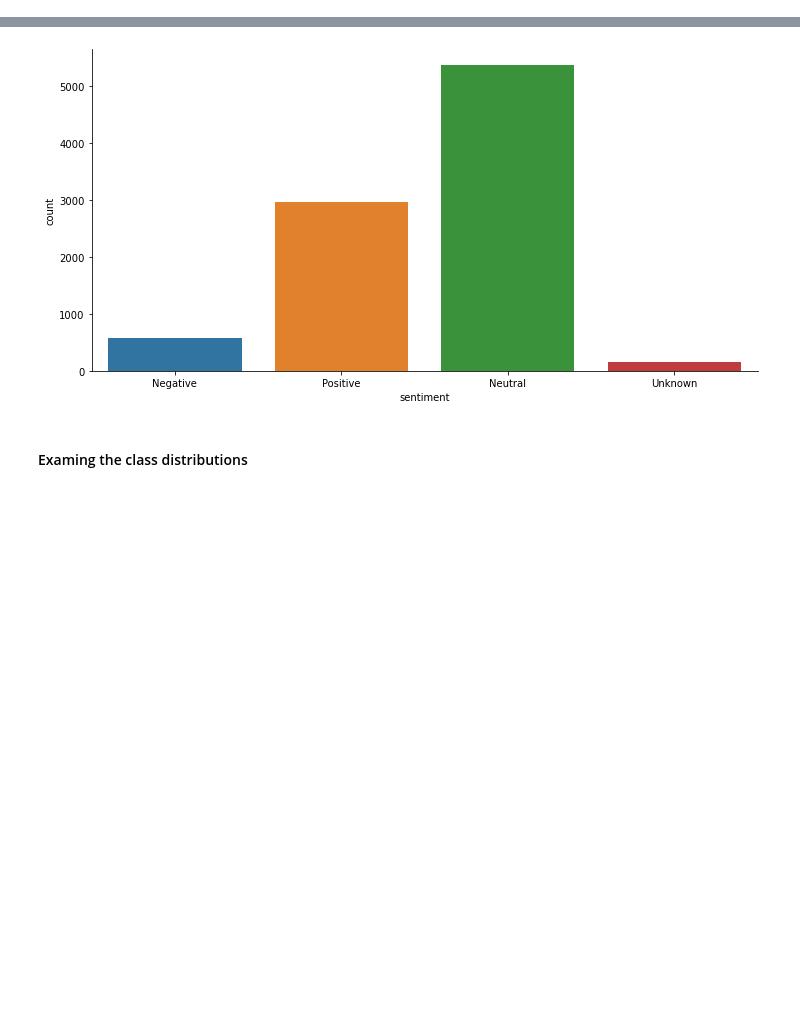
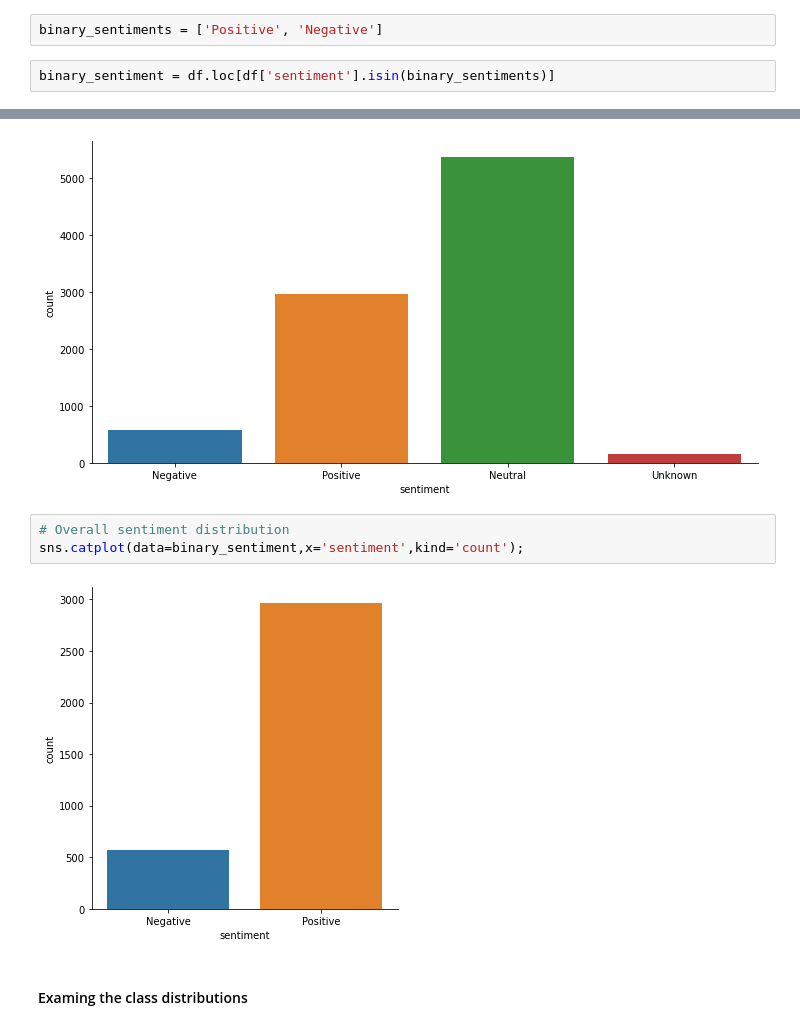
Before and after one commit to rcauvy/product-review-analysis-nlp, a Jupyter notebook: index.ipynb, the cells around one changed output, grey strips where cells are left out. Saved outputs shown, nothing was run; the diff lists cells and outputs as text; blank space fills up the shorter version.

```diff
--- a/index.ipynb
+++ b/index.ipynb
@@ -201,3 +201,7 @@ sentiment_order = ('Negative', 'Positive',
 sentiment_order
 # %% [output]
 ('Negative', 'Positive', 'Neutral', 'Unknown')
+# %%
+binary_sentiments = ['Positive', 'Negative']
+# %%
+binary_sentiment = df.loc[df['sentiment'].isin(binary_sentiments)]
@@ -206,6 +226,11 @@ sentiment_order
 sns.catplot(data=df,x='sentiment',kind='count',order=sentiment_order,aspect=2);
 # %% [output]
 [figure]
+# %%
+# Overall sentiment distribution
+sns.catplot(data=binary_sentiment,x='sentiment',kind='count');
+# %% [output]
+[figure, added]
 # %% [markdown]
 #### Examing the class distributions
 # %%
```
Also changed, not shown: parts of 23 cells of this notebook.
